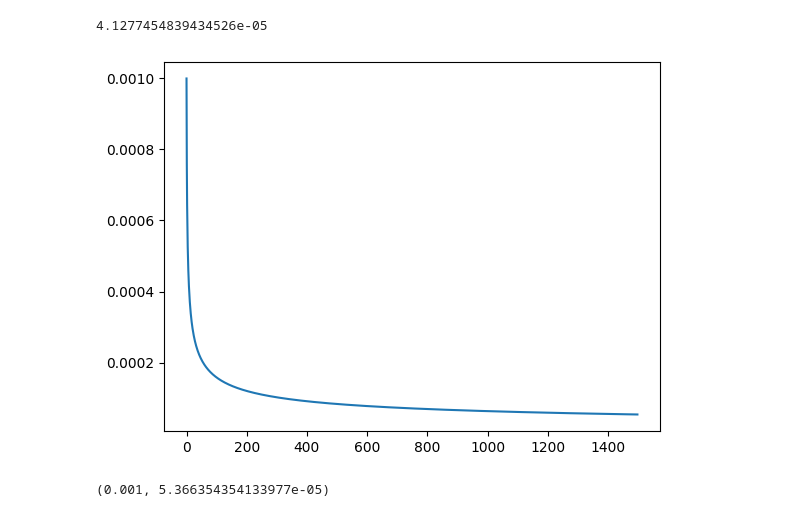
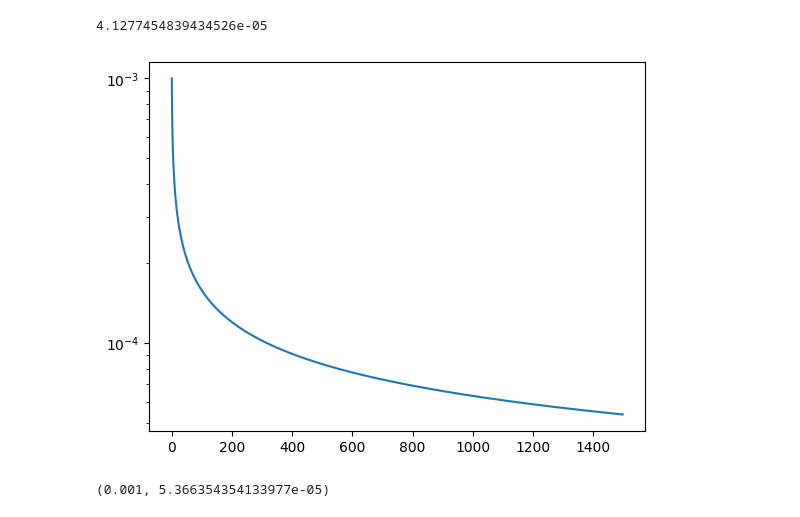
Before and after one commit to valdasraps/event_simulator, a Jupyter notebook: notebooks/vae_m/01-loss.ipynb, the cells around one changed output. Saved outputs shown, nothing was run; the diff lists cells and outputs as text; code cells hidden in the pictures.

```diff
--- a/notebooks/vae_m/01-loss.ipynb
+++ b/notebooks/vae_m/01-loss.ipynb
@@ -87,12 +87,13 @@ vae_loss(x, y, m, s).numpy()
 4.1277454839434526e-05
 # %%
 lr = [
-    0.001 * i ** (-0.4) for i in range(1, 1500)
+    0.001 * i ** -0.4 for i in range(1, 1500)
 ]
 plt.plot(range(len(lr)), lr)
+plt.yscale('log')
 plt.show()
 # %% [output]
-[figure, old version]
+[figure, new version]
 # %%
 lr[0], lr[-1]
 # %% [output]
```
Also changed, not shown: 1 other file.
